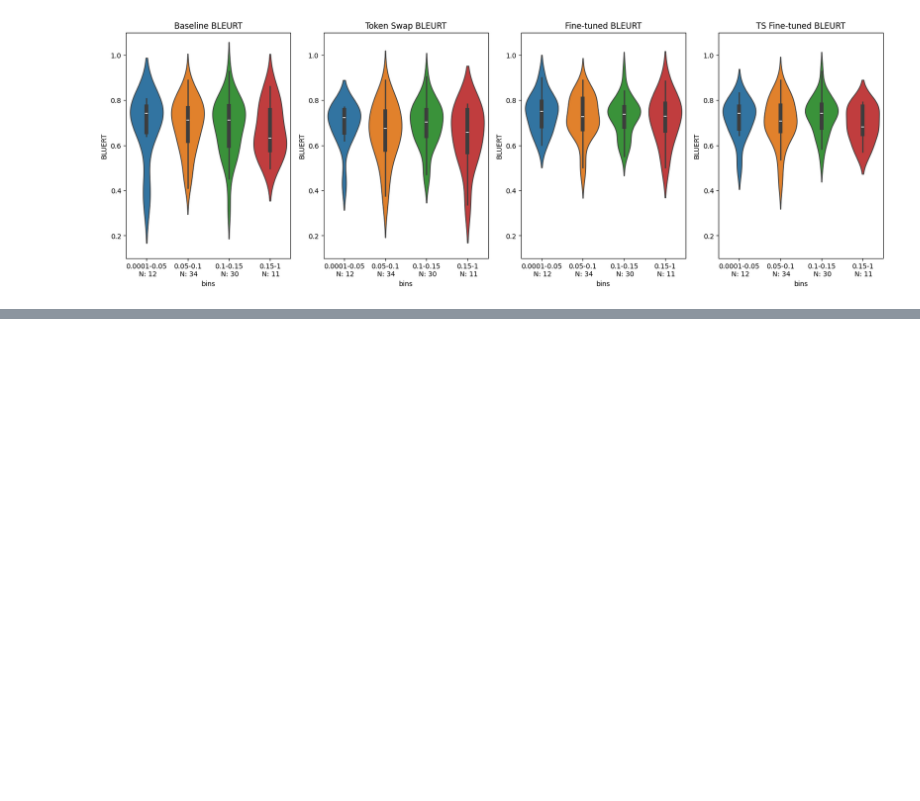
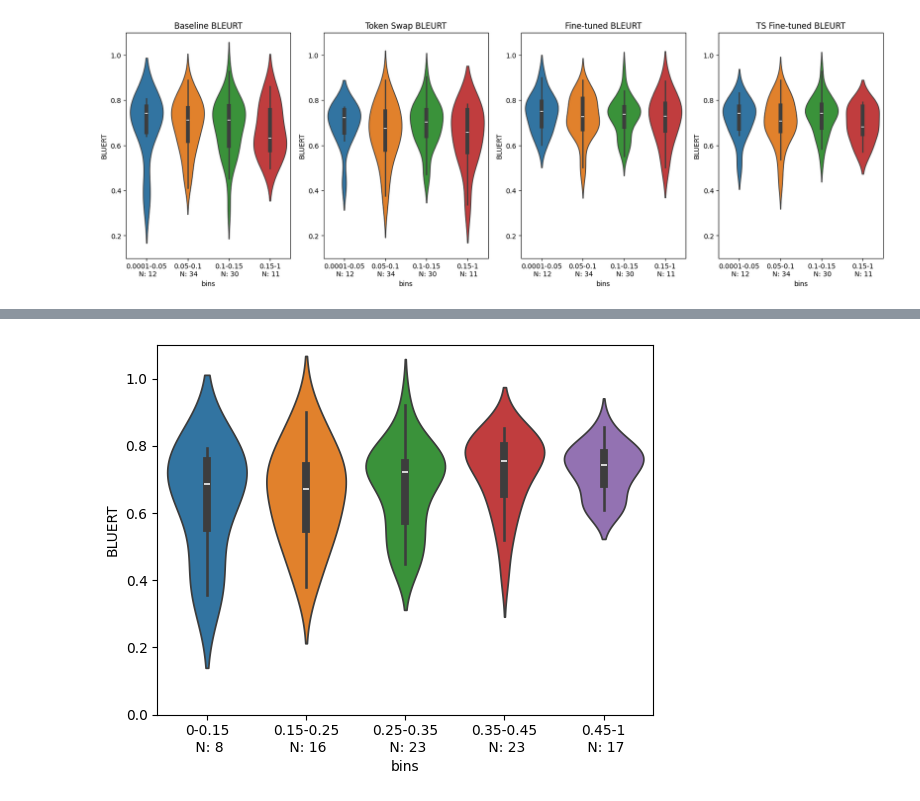
Before and after one commit to au-nlp/project-milestone-p2-group21, a Jupyter notebook: data_processing.ipynb, the cells around one changed output, grey strips where cells are left out. Saved outputs shown, nothing was run; the diff lists cells and outputs as text; code cells hidden in the pictures; blank space fills up the shorter version.

```diff
--- a/data_processing.ipynb
+++ b/data_processing.ipynb
@@ -293,0 +356,7 @@ merged_df[(merged_df['canto_only_chars'] < 5)][['src', 'Baseline', 'Token Swap',
+# %%
+with open('smoldata/smol_data_split.json', 'r') as f:
+    smolsent_data = json.load(f)
+
+print(smolsent_data['smol_validation']['src'])
+smolsent_validation_srcs = [item for item in smolsent_data['smol_validation']['src']]
+validation_df = whole_df[whole_df['src'].isin(smolsent_validation_srcs)]
@@ -293,0 +365,8 @@ merged_df[(merged_df['canto_only_chars'] < 5)][['src', 'Baseline', 'Token Swap',
+# %%
+for col in tqdm.tqdm(['Baseline', 'Token Swap']):
+    print(f"Scoring column: {col}")
+    references = (validation_df['src'].tolist())
+    candidates = validation_df[col].tolist()
+    print(references[0])
+    scores = scorer.score(references=references, candidates=candidates)
+    validation_df[f'{col}_BLEURT'] = scores
@@ -293,0 +423,4 @@ merged_df[(merged_df['canto_only_chars'] < 5)][['src', 'Baseline', 'Token Swap',
+# %%
+validation_df['canto_only_chars'] = validation_df['trg'].apply(lambda x: swap_tokens_with_count(x)[1])
+validation_df['total_chars'] = validation_df['trg'].str.len()
+validation_df['canto_char_ratio'] = validation_df['canto_only_chars'] / validation_df['total_chars']
@@ -293,0 +443,16 @@ merged_df[(merged_df['canto_only_chars'] < 5)][['src', 'Baseline', 'Token Swap',
+# %%
+bin_ranges = [0, 0.15, 0.25, 0.35, 0.45, 1]
+bins = [np.argwhere((validation_df['canto_char_ratio'] >= bin_ranges[i]) & (validation_df['canto_char_ratio'] < bin_ranges[i+1]) ) for i in range(len(bin_ranges) - 1)]
+
+figure, ax = plt.subplots()
+
+sns.violinplot([np.array(validation_df['Baseline_BLEURT'])[bin].flatten() for bin in bins])
+xtick_labels = [f"{bin_ranges[i]}-{bin_ranges[i+1]}\n N: {len(validation_df[(validation_df['canto_char_ratio'] >= bin_ranges[i]) & (validation_df['canto_char_ratio'] < bin_ranges[i+1])])}" for i in range(len(bin_ranges)-1)]
+#xtick_labels[0] = "0-0.05
+ax.set_ylim(0, 1.1)
+ax.set_xticklabels(xtick_labels)
+ax.set_ylabel("BLUERT")
+ax.set_xlabel("bins")
+plt.savefig("report/data_and_figs/violin_baseline_validation.pdf")
+# %% [output]
+[figure, added]
```
Also changed, not shown: parts of 13 cells of this notebook, 22 other files.
